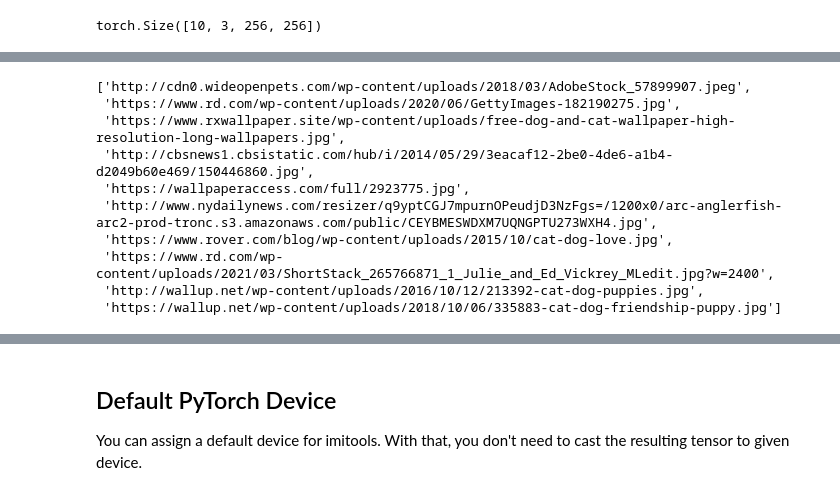
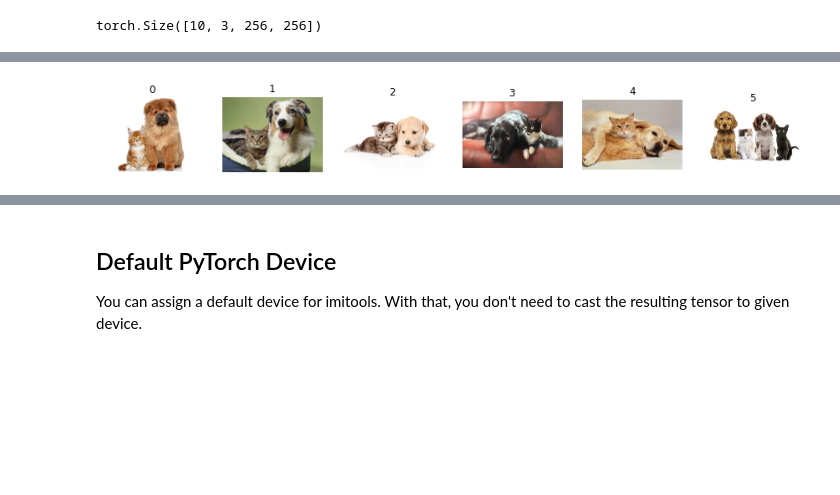
Before and after one commit to GDi4K/imitools, a Jupyter notebook: docs/tutorial.ipynb, the cells around one changed output, grey strips where cells are left out. Drawn from its saved outputs; the diff is of its cells as text; code cells hidden in the pictures; blank space fills up the shorter version.

Commit message:
Add the new search_images functionality.

```diff
--- a/docs/tutorial.ipynb
+++ b/docs/tutorial.ipynb
@@ -303,13 +293,4 @@ def search_images(prompt, max_results=10):
 # %%
-search_images("Cats & Dogs")
+I.search_images("Cats & Dogs").show()
 # %% [output]
-['http://cdn0.wideopenpets.com/wp-content/uploads/2018/03/AdobeStock_57899907.jpeg',
- 'https://www.rd.com/wp-content/uploads/2020/06/GettyImages-182190275.jpg',
- 'https://www.rxwallpaper.site/wp-content/uploads/free-dog-and-cat-wallpaper-high-resolution-long-wallpapers.jpg',
- 'http://cbsnews1.cbsistatic.com/hub/i/2014/05/29/3eacaf12-2be0-4de6-a1b4-d2049b60e469/150446860.jpg',
- 'https://wallpaperaccess.com/full/2923775.jpg',
- 'http://www.nydailynews.com/resizer/q9yptCGJ7mpurnOPeudjD3NzFgs=/1200x0/arc-anglerfish-arc2-prod-tronc.s3.amazonaws.com/public/CEYBMESWDXM7UQNGPTU273WXH4.jpg',
- 'https://www.rover.com/blog/wp-content/uploads/2015/10/cat-dog-love.jpg',
- 'https://www.rd.com/wp-content/uploads/2021/03/ShortStack_265766871_1_Julie_and_Ed_Vickrey_MLedit.jpg?w=2400',
- 'http://wallup.net/wp-content/uploads/2016/10/12/213392-cat-dog-puppies.jpg',
- 'https://wallup.net/wp-content/uploads/2018/10/06/335883-cat-dog-friendship-puppy.jpg']
+[figure, added]
```
Also changed, not shown: parts of 31 cells of this notebook.
